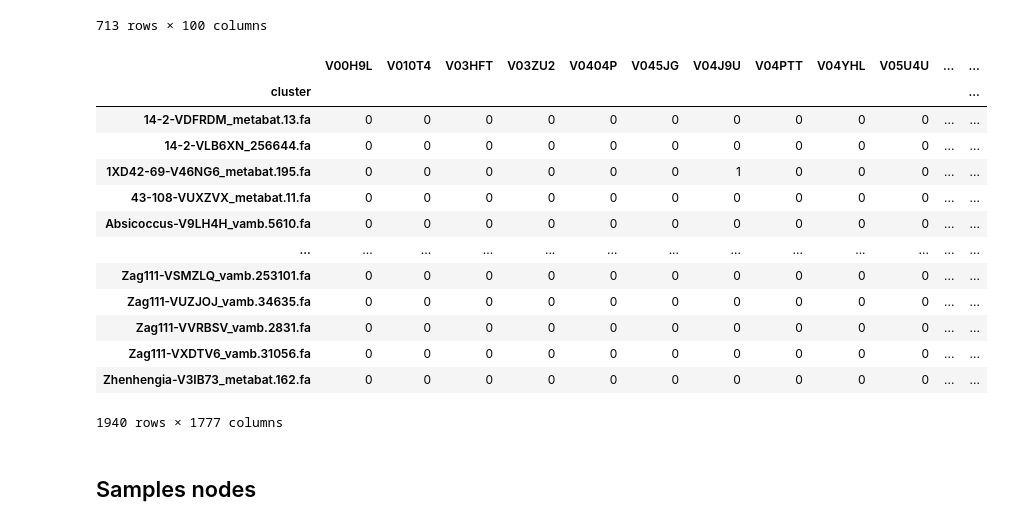
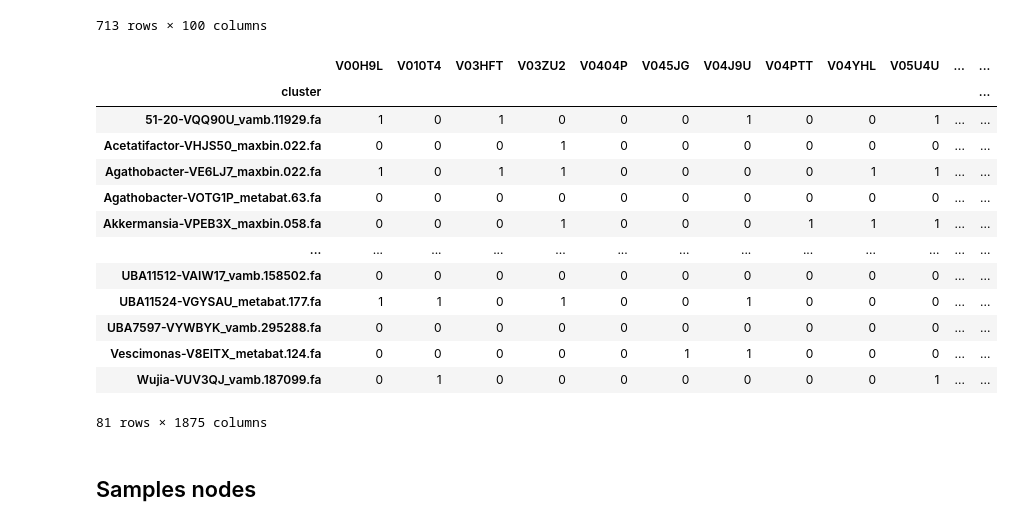
Before and after one commit to Chartiza/2023_Co-abundance, a Jupyter notebook: Network_1.ipynb, the cells around one changed output. Drawn from its saved outputs; the diff is of its cells as text; code cells hidden in the pictures.

```diff
--- a/Network_1.ipynb
+++ b/Network_1.ipynb
@@ -38,25 +38,25 @@ df_sub
 713 rows × 100 columns
 # %%
 # suset only rows with row sum > 200
-df_sub2 = df[df.sum(axis=1) < 50]
+df_sub2 = df[df.sum(axis=1) > 200]
 # drop columns with all 0
 df_sub2 = df_sub2.loc[:, (df_sub2 != 0).any(axis=0)]
 df_sub2
 # %% [output]
 |  | V00H9L | V010T4 | V03HFT | V03ZU2 | V0404P | V045JG | V04J9U | V04PTT | V04YHL | V05U4U | ... | ... |
 | cluster |  |  |  |  |  |  |  |  |  |  |  | ... |
-| 14-2-VDFRDM_metabat.13.fa | 0 | 0 | 0 | 0 | 0 | 0 | 0 | 0 | 0 | 0 | ... | ... |
-| 14-2-VLB6XN_256644.fa | 0 | 0 | 0 | 0 | 0 | 0 | 0 | 0 | 0 | 0 | ... | ... |
-| 1XD42-69-V46NG6_metabat.195.fa | 0 | 0 | 0 | 0 | 0 | 0 | 1 | 0 | 0 | 0 | ... | ... |
-| 43-108-VUXZVX_metabat.11.fa | 0 | 0 | 0 | 0 | 0 | 0 | 0 | 0 | 0 | 0 | ... | ... |
-| Absicoccus-V9LH4H_vamb.5610.fa | 0 | 0 | 0 | 0 | 0 | 0 | 0 | 0 | 0 | 0 | ... | ... |
+| 51-20-VQQ90U_vamb.11929.fa | 1 | 0 | 1 | 0 | 0 | 0 | 1 | 0 | 0 | 1 | ... | ... |
+| Acetatifactor-VHJS50_maxbin.022.fa | 0 | 0 | 0 | 1 | 0 | 0 | 0 | 0 | 0 | 0 | ... | ... |
+| Agathobacter-VE6LJ7_maxbin.022.fa | 1 | 0 | 1 | 1 | 0 | 0 | 0 | 0 | 1 | 1 | ... | ... |
+| Agathobacter-VOTG1P_metabat.63.fa | 0 | 0 | 0 | 0 | 0 | 0 | 0 | 0 | 0 | 0 | ... | ... |
+| Akkermansia-VPEB3X_maxbin.058.fa | 0 | 0 | 0 | 1 | 0 | 0 | 0 | 1 | 1 | 1 | ... | ... |
 | ... | ... | ... | ... | ... | ... | ... | ... | ... | ... | ... | ... | ... |
-| Zag111-VSMZLQ_vamb.253101.fa | 0 | 0 | 0 | 0 | 0 | 0 | 0 | 0 | 0 | 0 | ... | ... |
-| Zag111-VUZJOJ_vamb.34635.fa | 0 | 0 | 0 | 0 | 0 | 0 | 0 | 0 | 0 | 0 | ... | ... |
-| Zag111-VVRBSV_vamb.2831.fa | 0 | 0 | 0 | 0 | 0 | 0 | 0 | 0 | 0 | 0 | ... | ... |
-| Zag111-VXDTV6_vamb.31056.fa | 0 | 0 | 0 | 0 | 0 | 0 | 0 | 0 | 0 | 0 | ... | ... |
-| Zhenhengia-V3IB73_metabat.162.fa | 0 | 0 | 0 | 0 | 0 | 0 | 0 | 0 | 0 | 0 | ... | ... |
+| UBA11512-VAIW17_vamb.158502.fa | 0 | 0 | 0 | 0 | 0 | 0 | 0 | 0 | 0 | 0 | ... | ... |
+| UBA11524-VGYSAU_metabat.177.fa | 1 | 1 | 0 | 1 | 0 | 0 | 1 | 0 | 0 | 0 | ... | ... |
+| UBA7597-VYWBYK_vamb.295288.fa | 0 | 0 | 0 | 0 | 0 | 0 | 0 | 0 | 0 | 0 | ... | ... |
+| Vescimonas-V8EITX_metabat.124.fa | 0 | 0 | 0 | 0 | 0 | 1 | 1 | 0 | 0 | 0 | ... | ... |
+| Wujia-VUV3QJ_vamb.187099.fa | 0 | 1 | 0 | 0 | 0 | 0 | 0 | 0 | 0 | 1 | ... | ... |
-1940 rows × 1777 columns
+81 rows × 1875 columns
 # %% [markdown]
 ## Samples nodes
 # %%
```
Also changed, not shown: parts of 5 cells of this notebook.
